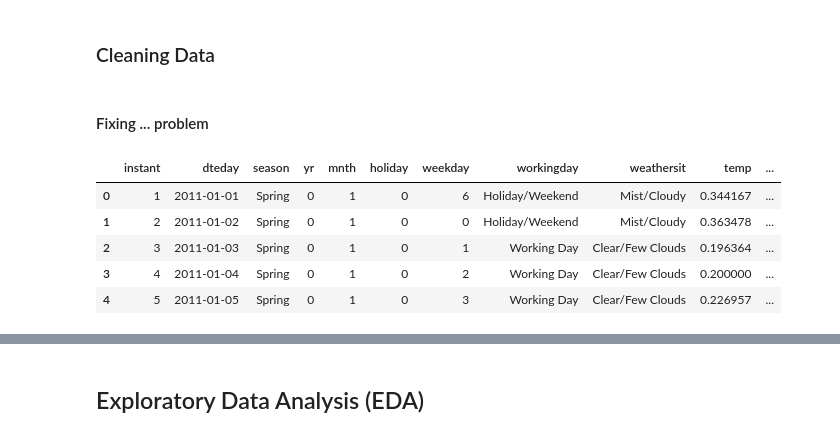
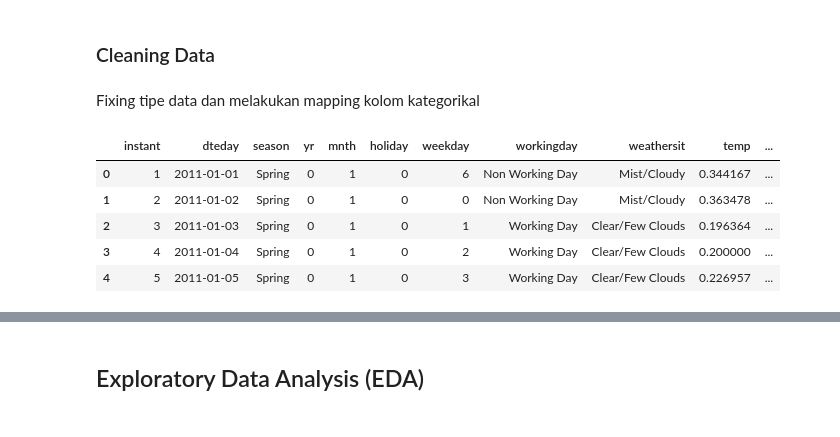
Before and after one commit to lolipop20/submission1, a Jupyter notebook: notebook.ipynb, the cells around one changed output, grey strips where cells are left out. Saved outputs shown, nothing was run; the diff lists cells and outputs as text; code cells hidden in the pictures.

```diff
--- a/notebook.ipynb
+++ b/notebook.ipynb
@@ -132,23 +101,22 @@ Jumlah duplikasi df_hour: 0
 # %% [markdown]
 ### Cleaning Data
-# %% [markdown]
-#### Fixing ... problem
+# %% [markdown]
+Fixing tipe data dan melakukan mapping kolom kategorikal
 # %%
-# Mengubah tipe data kolom 'dteday' menjadi datetime
 df_day['dteday'] = pd.to_datetime(df_day['dteday'])
 df_hour['dteday'] = pd.to_datetime(df_hour['dteday'])
 
-# Mengubah angka kategori cuaca dan musim menjadi label teks yang deskriptif pada df_day
 df_day['season'] = df_day['season'].map({1: 'Spring', 2: 'Summer', 3: 'Fall', 4: 'Winter'})
-df_day['weathersit'] = df_day['weathersit'].map({1: 'Clear/Few Clouds', 2: 'Mist/Cloudy', 3: 'Light Snow/Rain', 4: 'Heavy Rain/Ice'})
-df_day['workingday'] = df_day['workingday'].map({0: 'Holiday/Weekend', 1: 'Working Day'})
+df_day['weathersit'] = df_day['weathersit'].map({
+    1: 'Clear/Few Clouds', 2: 'Mist/Cloudy', 3: 'Light Snow/Rain', 4: 'Heavy Rain/Ice'
+})
+df_day['workingday'] = df_day['workingday'].map({0: 'Non Working Day', 1: 'Working Day'})
 
-# Validasi hasil cleaning
 df_day.head()
 # %% [output]
 |  | instant | dteday | season | yr | mnth | holiday | weekday | workingday | weathersit | temp | ... |
-| 0 | 1 | 2011-01-01 | Spring | 0 | 1 | 0 | 6 | Holiday/Weekend | Mist/Cloudy | 0.344167 | ... |
-| 1 | 2 | 2011-01-02 | Spring | 0 | 1 | 0 | 0 | Holiday/Weekend | Mist/Cloudy | 0.363478 | ... |
+| 0 | 1 | 2011-01-01 | Spring | 0 | 1 | 0 | 6 | Non Working Day | Mist/Cloudy | 0.344167 | ... |
+| 1 | 2 | 2011-01-02 | Spring | 0 | 1 | 0 | 0 | Non Working Day | Mist/Cloudy | 0.363478 | ... |
 | 2 | 3 | 2011-01-03 | Spring | 0 | 1 | 0 | 1 | Working Day | Clear/Few Clouds | 0.196364 | ... |
 | 3 | 4 | 2011-01-04 | Spring | 0 | 1 | 0 | 2 | Working Day | Clear/Few Clouds | 0.200000 | ... |
 | 4 | 5 | 2011-01-05 | Spring | 0 | 1 | 0 | 3 | Working Day | Clear/Few Clouds | 0.226957 | ... |
```
Also changed, not shown: parts of 44 cells of this notebook.
